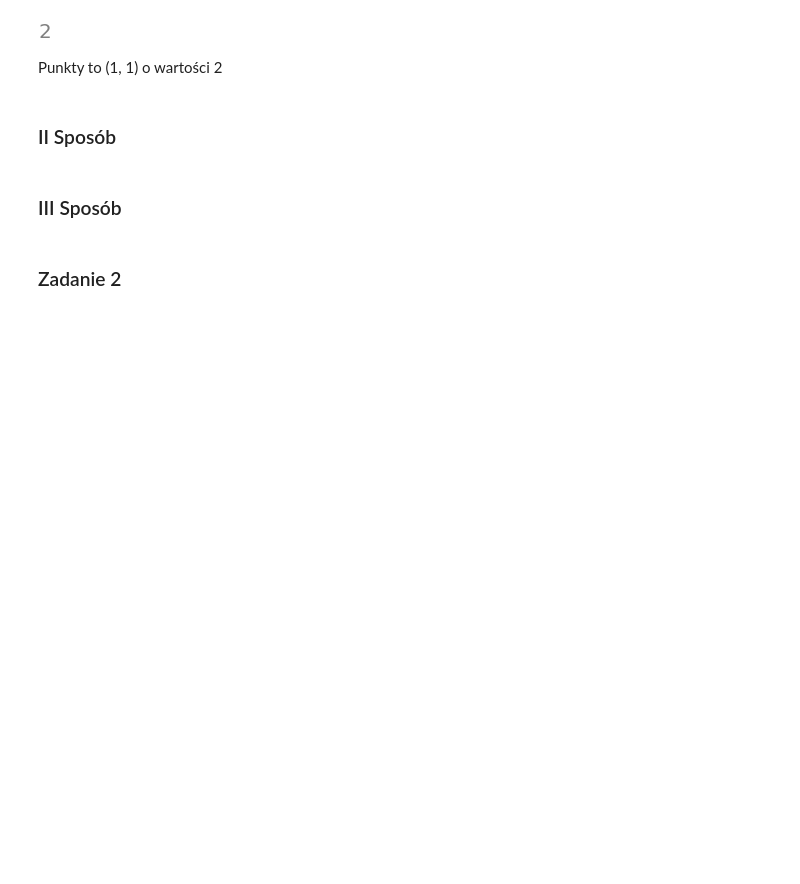
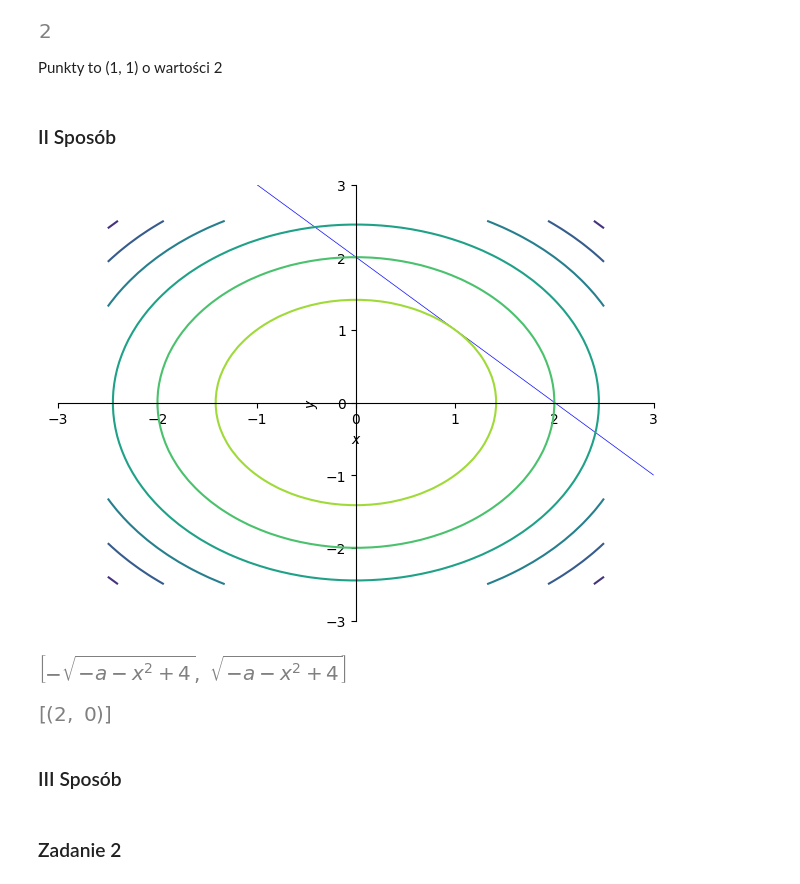
Before and after one commit to pzajaczkowski/ONWP, a Jupyter notebook: lista3/lista3.ipynb, the cells around one changed output. Drawn from its saved outputs; the diff is of its cells as text; code cells hidden in the pictures; blank space fills up the shorter version.

```diff
--- a/lista3/lista3.ipynb
+++ b/lista3/lista3.ipynb
@@ -86,6 +87,26 @@ f_p1
 Punkty to (1, 1) o wartości 2
 # %% [markdown]
 ### II Sposób
+# %%
+plt2 = sp.plot_implicit(
+    sp.Eq(fun_g, 0), (x, -3, 3), (y, -3, 3), show=False, xlim=[-3, 3], ylim=[-3, 3]
+)
+plt3 = sp.plotting.plot_contour(fun_z, (x, -2.5, 2.5), (y, -2.5, 2.5), show=False)
+plt2.append(plt3[0])
+plt2.show()
+# %% [output]
+[figure, added]
+# %%
+a = sp.symbols("a")
+fun_ay = sp.solve(sp.Eq(fun_z, a), y)
+fun_ay
+# %% [output]
+[figure, added]
+# %%
+a_ans = sp.solve([fun_y, fun_ay[0]], [x, a])
+a_ans
+# %% [output]
+[figure, added]
 # %% [markdown]
 ### III Sposób
 # %% [markdown]
```
Also changed, not shown: parts of 2 cells of this notebook.
